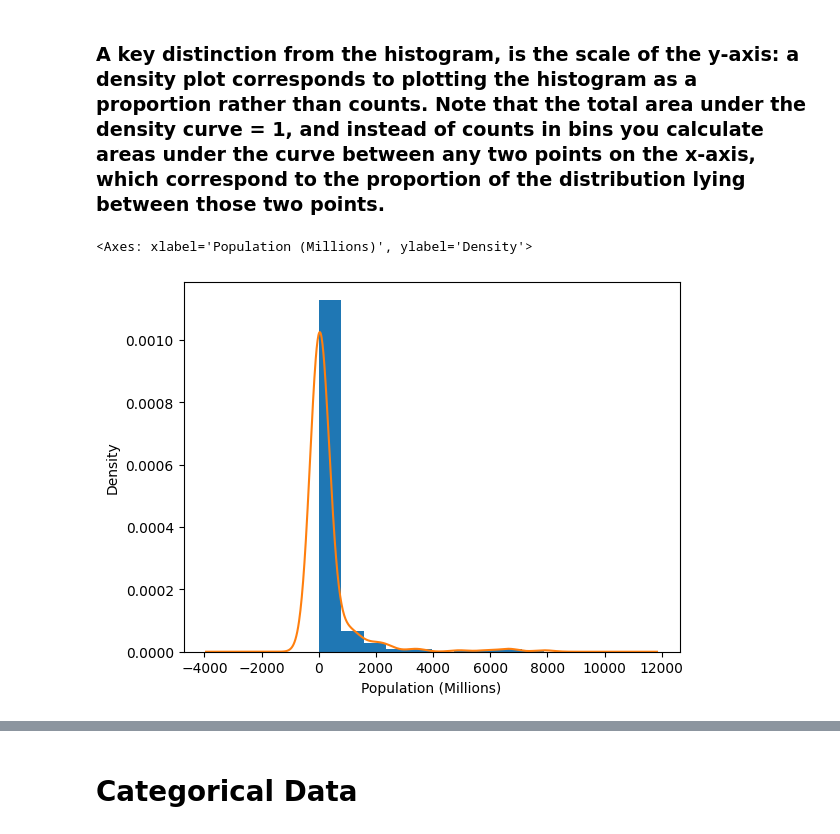
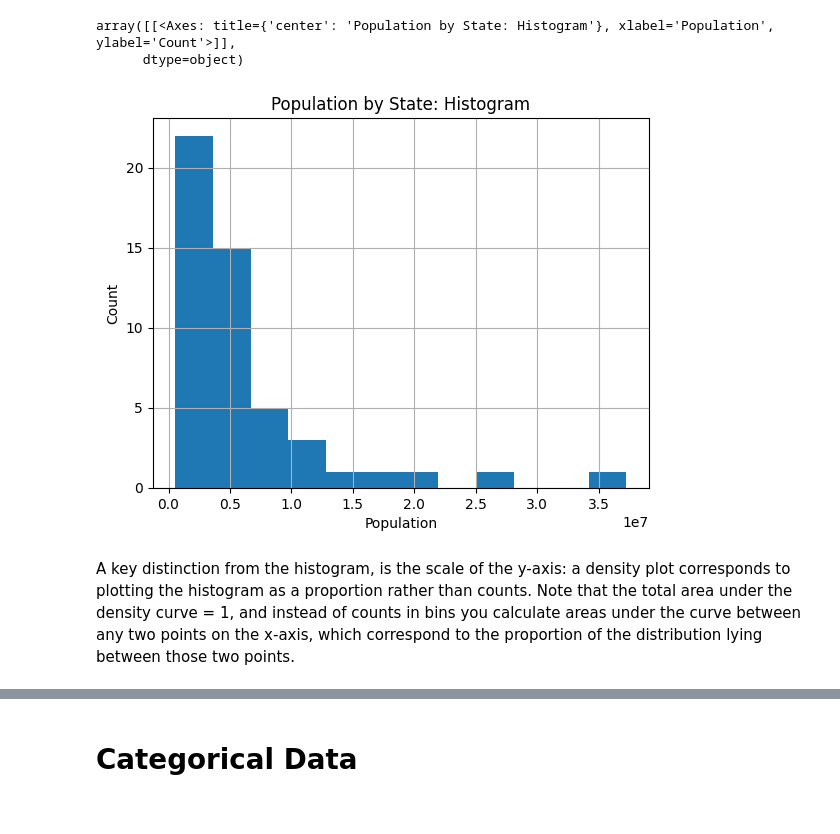
Before and after one commit to ShinnoT/python-datascience-journey, a Jupyter notebook: Chapter-1.ipynb, the cells around one changed output, grey strips where cells are left out. Drawn from its saved outputs; the diff is of its cells as text; code cells hidden in the pictures.

```diff
--- a/Chapter-1.ipynb
+++ b/Chapter-1.ipynb
@@ -223,12 +148,13 @@ display(histogram)
+# %%
+# display histogram of population per state
+histogram = CRIME_RATE.hist(column="Population", bins=12)
+histogram[0][0].set_title("Population by State: Histogram")
+histogram[0][0].set_xlabel("Population")
+histogram[0][0].set_ylabel("Count")
+display(histogram)
+# %% [output]
+array([[<Axes: title={'center': 'Population by State: Histogram'}, xlabel='Population', ylabel='Count'>]],
+      dtype=object)
+[figure, added]
 # %% [markdown]
-### A key distinction from the histogram, is the scale of the y-axis: a density plot corresponds to plotting the histogram as a proportion rather than counts. Note that the total area under the density curve = 1, and instead of counts in bins you calculate areas under the curve between any two points on the x-axis, which correspond to the proportion of the distribution lying between those two points.
+A key distinction from the histogram, is the scale of the y-axis: a density plot corresponds to plotting the histogram as a proportion rather than counts. Note that the total area under the density curve = 1, and instead of counts in bins you calculate areas under the curve between any two points on the x-axis, which correspond to the proportion of the distribution lying between those two points.
-# %%
-target_column = global_population_2021["2021"]
-# density_plot = target_column.plot.hist(density=True, xlim=[0,12], bins=range(1,12))
-density_plot = target_column.hist(density=True)
-target_column.plot.density(ax=density_plot)
-density_plot.set_xlabel('Population (Millions)')
-display(density_plot)
-# %% [output]
-<Axes: xlabel='Population (Millions)', ylabel='Density'>
-[figure, removed]
```
Also changed, not shown: parts of 21 cells of this notebook, 19 other files.
